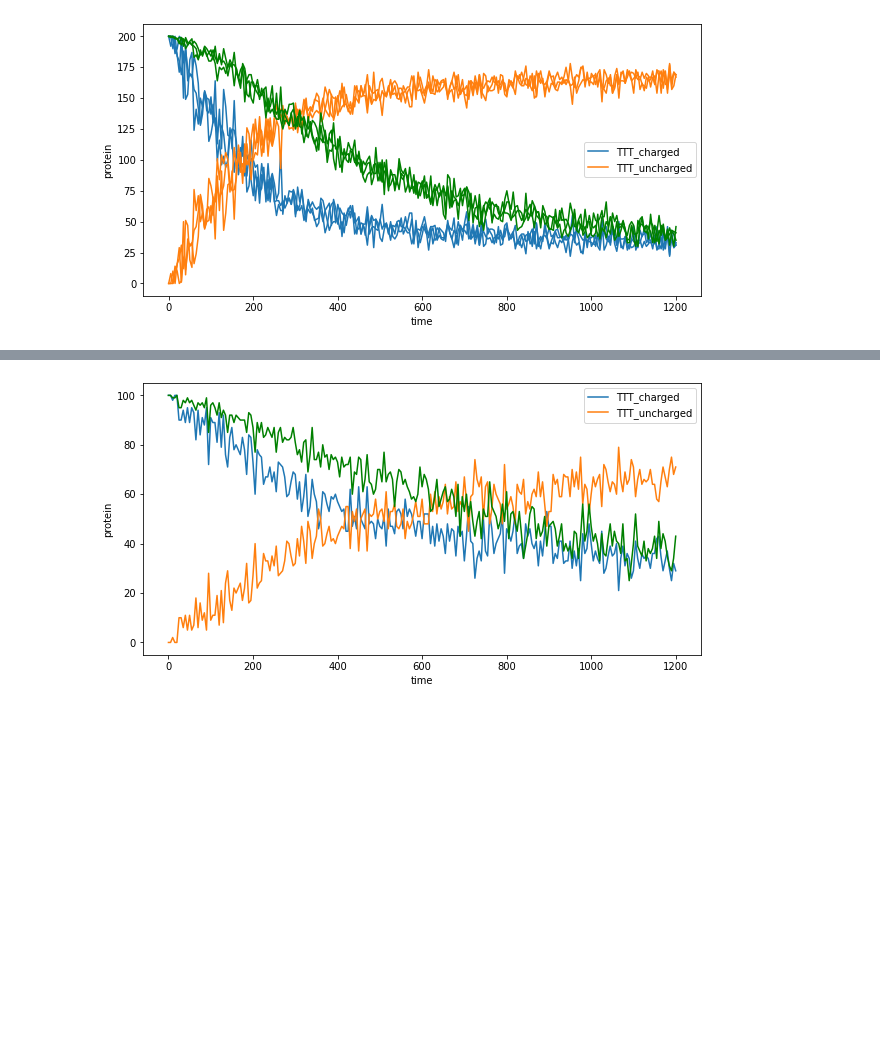
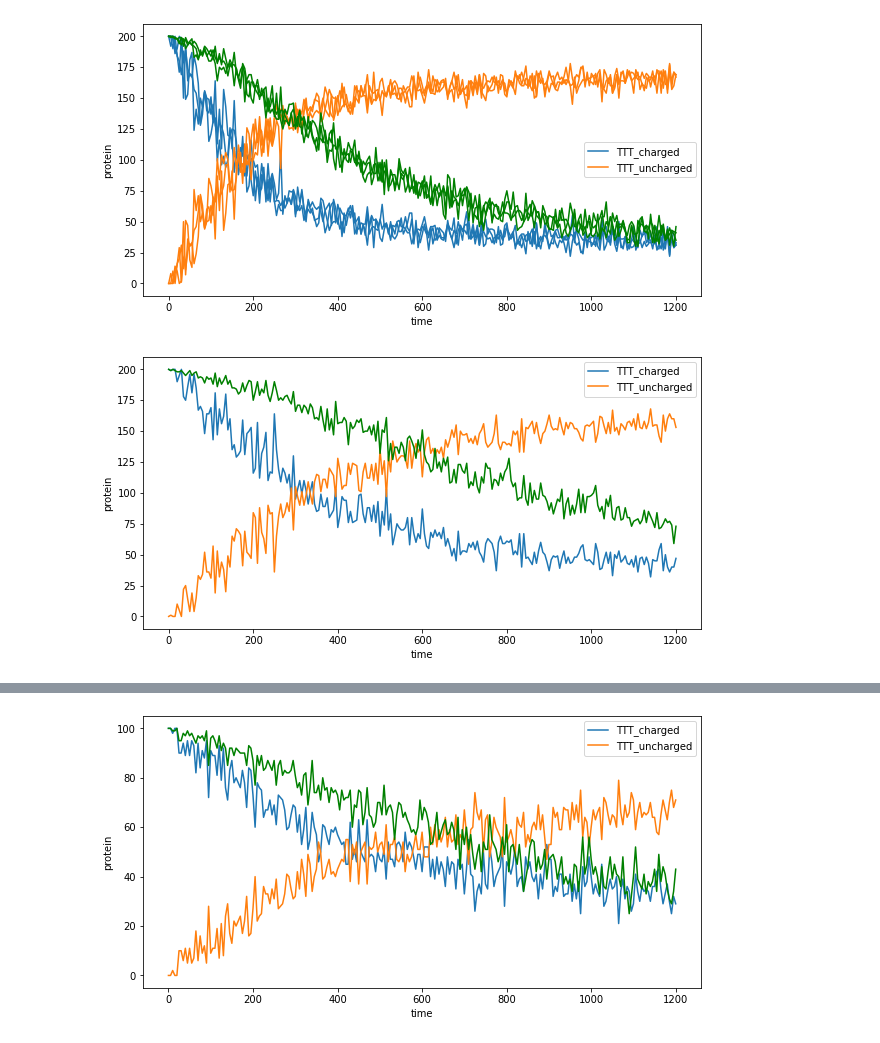
Before and after one commit to alexismhill3/tRNA-dynamics, a Jupyter notebook: analysis/analysis_simple.ipynb, the cells around one changed output, grey strips where cells are left out. Drawn from its saved outputs; the diff is of its cells as text; code cells hidden in the pictures; blank space fills up the shorter version.

```diff
--- a/analysis/analysis_simple.ipynb
+++ b/analysis/analysis_simple.ipynb
@@ -50,3 +50,9 @@ tRNA_species_plot(df_master_s100)
 ribosome_plot(df_master_s100)
 # %% [output]
 [figure]
+# %%
+df_master_s200_p250_deg_1en5 = read_sim("../output/sim/single_codon_200_100_250_deg_1e-5_1200", 1, 1, 1)
+tRNA_species_plot(df_master_s200_p250_deg_1en5)
+ribosome_plot(df_master_s200_p250_deg_1en5)
+# %% [output]
+[figure, added]
```
Also changed, not shown: parts of 3 cells of this notebook, 8 other files.
